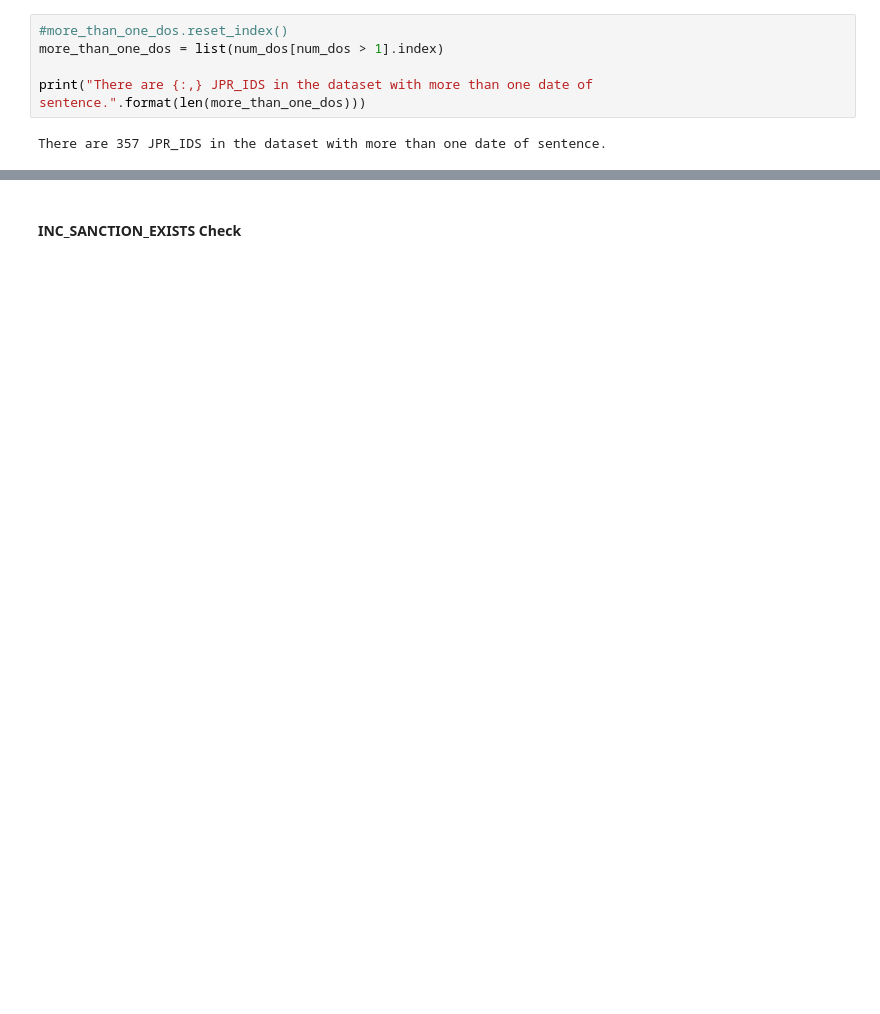
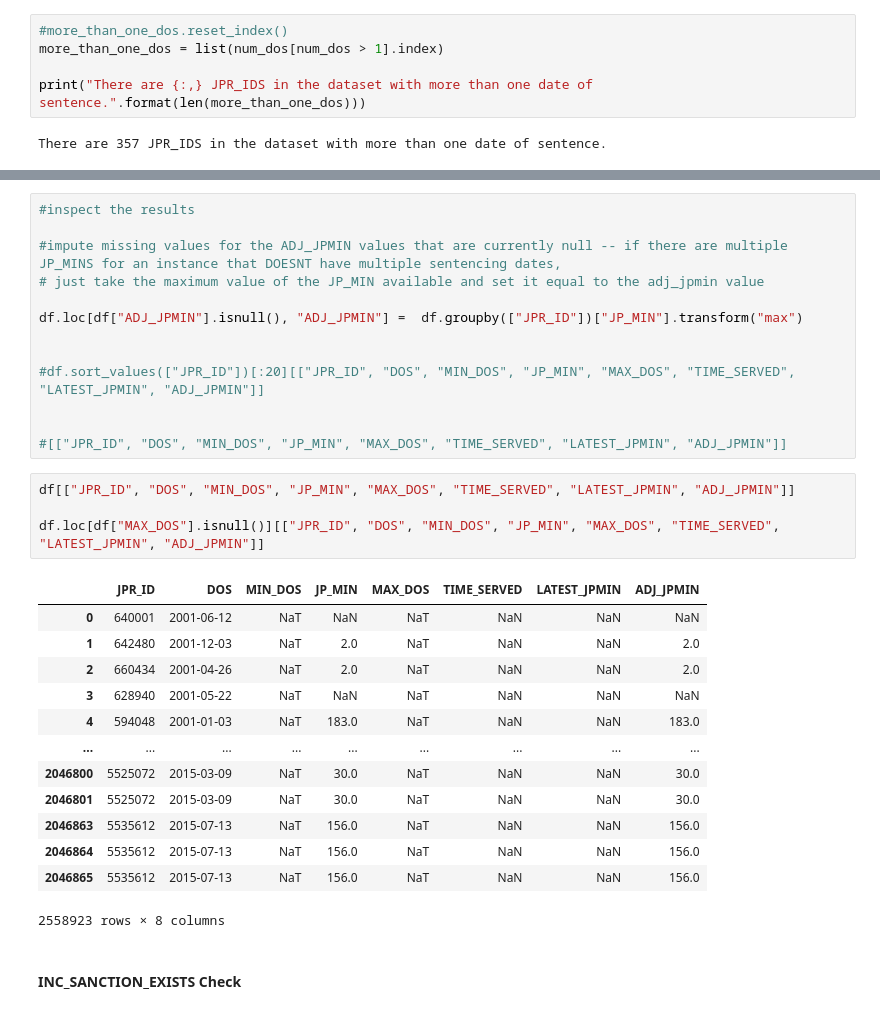
Before and after one commit to aud-z/PA_sentencing, a Jupyter notebook: data_cleaning_pipeline.ipynb, the cells around one changed output, grey strips where cells are left out. Saved outputs shown, nothing was run; the diff lists cells and outputs as text; blank space fills up the shorter version.

```diff
--- a/data_cleaning_pipeline.ipynb
+++ b/data_cleaning_pipeline.ipynb
@@ -267,2 +264,33 @@ more_than_one_dos_df[:20][["JPR_ID", "DOS", "OFN_LABEL", "PRS", "JP_MIN", "ADJ_J
+# %%
+#inspect the results
+
+#impute missing values for the ADJ_JPMIN values that are currently null -- if there are multiple JP_MINS for an instance that DOESNT have multiple sentencing dates,
+# just take the maximum value of the JP_MIN available and set it equal to the adj_jpmin value
+
+df.loc[df["ADJ_JPMIN"].isnull(), "ADJ_JPMIN"] =  df.groupby(["JPR_ID"])["JP_MIN"].transform("max")
+
+
+#df.sort_values(["JPR_ID"])[:20][["JPR_ID", "DOS", "MIN_DOS", "JP_MIN", "MAX_DOS", "TIME_SERVED", "LATEST_JPMIN", "ADJ_JPMIN"]]
+
+
+#[["JPR_ID", "DOS", "MIN_DOS", "JP_MIN", "MAX_DOS", "TIME_SERVED", "LATEST_JPMIN", "ADJ_JPMIN"]]
+# %%
+df[["JPR_ID", "DOS", "MIN_DOS", "JP_MIN", "MAX_DOS", "TIME_SERVED", "LATEST_JPMIN", "ADJ_JPMIN"]]
+
+df.loc[df["MAX_DOS"].isnull()][["JPR_ID", "DOS", "MIN_DOS", "JP_MIN", "MAX_DOS", "TIME_SERVED", "LATEST_JPMIN", "ADJ_JPMIN"]]
+# %% [output]
+|  | JPR_ID | DOS | MIN_DOS | JP_MIN | MAX_DOS | TIME_SERVED | LATEST_JPMIN | ADJ_JPMIN |
+| 0 | 640001 | 2001-06-12 | NaT | NaN | NaT | NaN | NaN | NaN |
+| 1 | 642480 | 2001-12-03 | NaT | 2.0 | NaT | NaN | NaN | 2.0 |
+| 2 | 660434 | 2001-04-26 | NaT | 2.0 | NaT | NaN | NaN | 2.0 |
+| 3 | 628940 | 2001-05-22 | NaT | NaN | NaT | NaN | NaN | NaN |
+| 4 | 594048 | 2001-01-03 | NaT | 183.0 | NaT | NaN | NaN | 183.0 |
+| ... | ... | ... | ... | ... | ... | ... | ... | ... |
+| 2046800 | 5525072 | 2015-03-09 | NaT | 30.0 | NaT | NaN | NaN | 30.0 |
+| 2046801 | 5525072 | 2015-03-09 | NaT | 30.0 | NaT | NaN | NaN | 30.0 |
+| 2046863 | 5535612 | 2015-07-13 | NaT | 156.0 | NaT | NaN | NaN | 156.0 |
+| 2046864 | 5535612 | 2015-07-13 | NaT | 156.0 | NaT | NaN | NaN | 156.0 |
+| 2046865 | 5535612 | 2015-07-13 | NaT | 156.0 | NaT | NaN | NaN | 156.0 |
+2558923 rows × 8 columns
 # %% [markdown]
 #### INC_SANCTION_EXISTS Check
```
Also changed, not shown: parts of 27 cells of this notebook.
